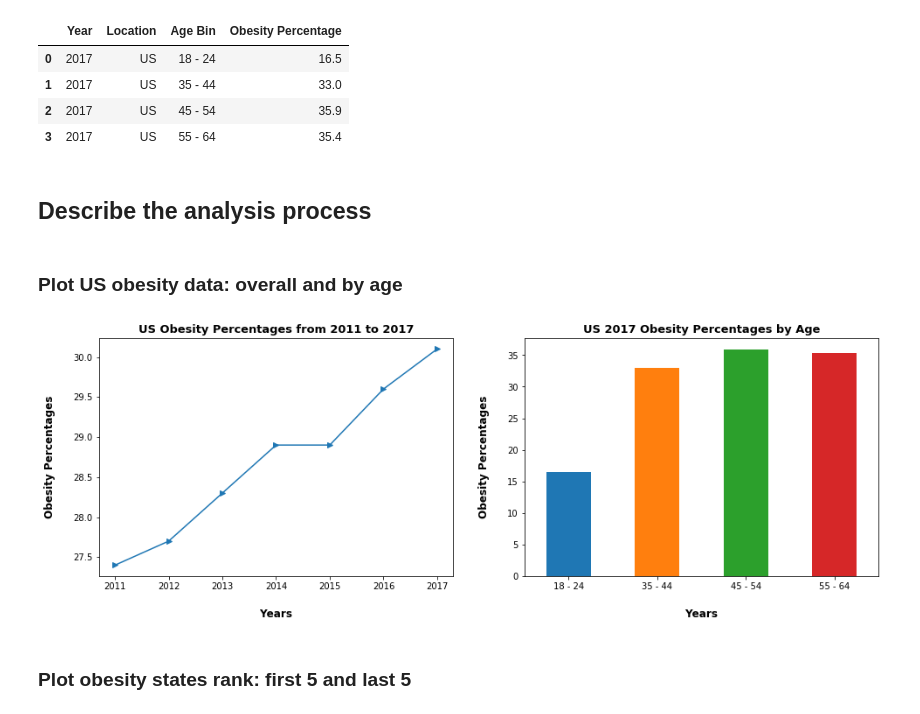
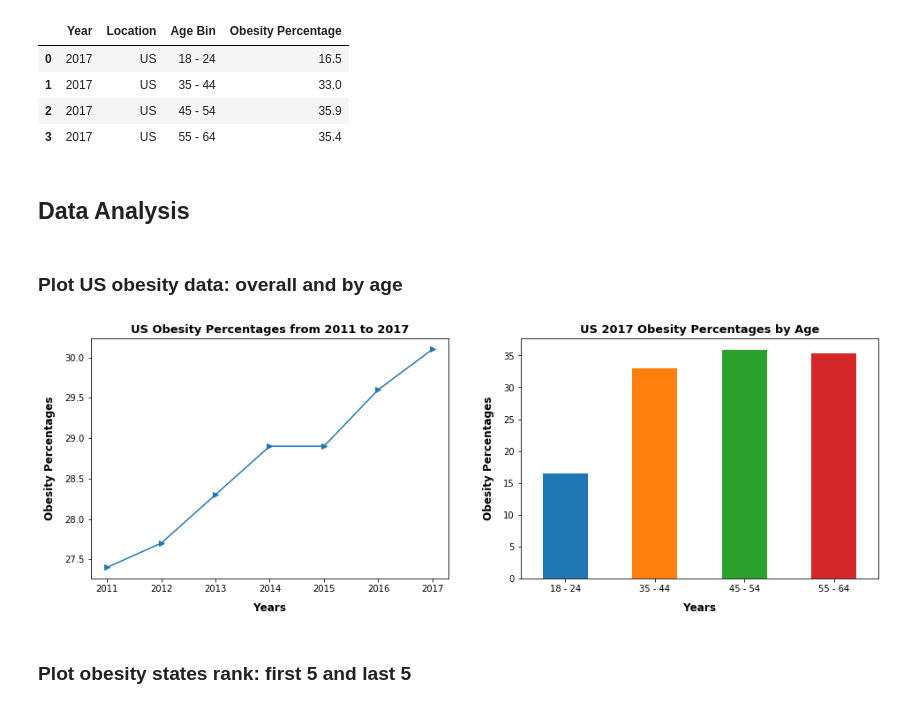
Before and after one commit to Arjun4391/DATA_SCIENCE_PROJECT1, a Jupyter notebook: Health_Project.ipynb, the cells around one changed output. Cells and saved outputs as stored; diff of their text form; code cells hidden in the pictures.

```diff
--- a/Health_Project.ipynb
+++ b/Health_Project.ipynb
@@ -252,31 +236,35 @@ df_ageyr_us
 | 1 | 2017 | US | 35 - 44 | 33.0 |
 | 2 | 2017 | US | 45 - 54 | 35.9 |
 | 3 | 2017 | US | 55 - 64 | 35.4 |
-# %% [markdown]
-## Describe the analysis process
+# %% [markdown]
+## Data Analysis
 # %% [markdown]
 ### Plot US obesity data: overall and by age
 # %%
 # Create subplot figure
 fig, ax = plt.subplots(1, 2, figsize = (16,5))
 
 # Plot data for US
 df_us.plot(x = "Year", y = "Obesity Percentage", ax = ax[0], marker = ">", legend = None)
 df_ageyr_us.plot(kind = 'bar', x = "Age Bin", y = "Obesity Percentage", ax = ax[1], legend = None)
 
 # Insert labels
 ax[0].set_title("US Obesity Percentages from 2011 to 2017", size = 13, weight = 'bold')
-ax[0].set_xlabel("Years", labelpad=20, size = 12,  weight = 'bold')
-ax[0].set_ylabel("Obesity Percentages", labelpad=20, size = 12, weight = 'bold')
+ax[0].set_xlabel("Years", labelpad=10, size = 12,  weight = 'bold')
+ax[0].set_ylabel("Obesity Percentages", labelpad=10, size = 12, weight = 'bold')
 
 ax[1].set_title("US 2017 Obesity Percentages by Age", size = 13, weight = 'bold')
-ax[1].set_xlabel("Years", labelpad=20, size = 12,  weight = 'bold')
+ax[1].set_xlabel("Years", labelpad=10, size = 12,  weight = 'bold')
 ax[1].set_xticklabels(df_ageyr_us["Age Bin"], rotation = 0)
-ax[1].set_ylabel("Obesity Percentages", labelpad=20, size = 12, weight = 'bold')
+ax[1].set_ylabel("Obesity Percentages", labelpad=10, size = 12, weight = 'bold')
+
+# Save Figures
+figure_path = os.path.join('images','US_Obesity_Percentages')
+plt.savefig(figure_path)
 
 plt.show()
 # %% [output]
-[figure, old version]
+[figure, new version]
 # %% [markdown]
 ### Plot obesity states rank: first 5 and last 5
 # %%
```
Also changed, not shown: parts of 55 cells of this notebook, 7 other files.
